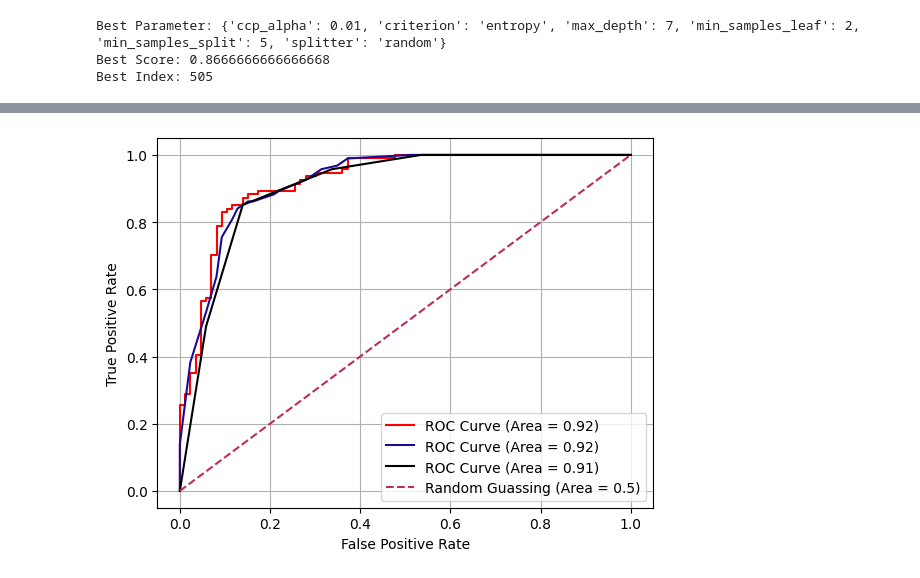
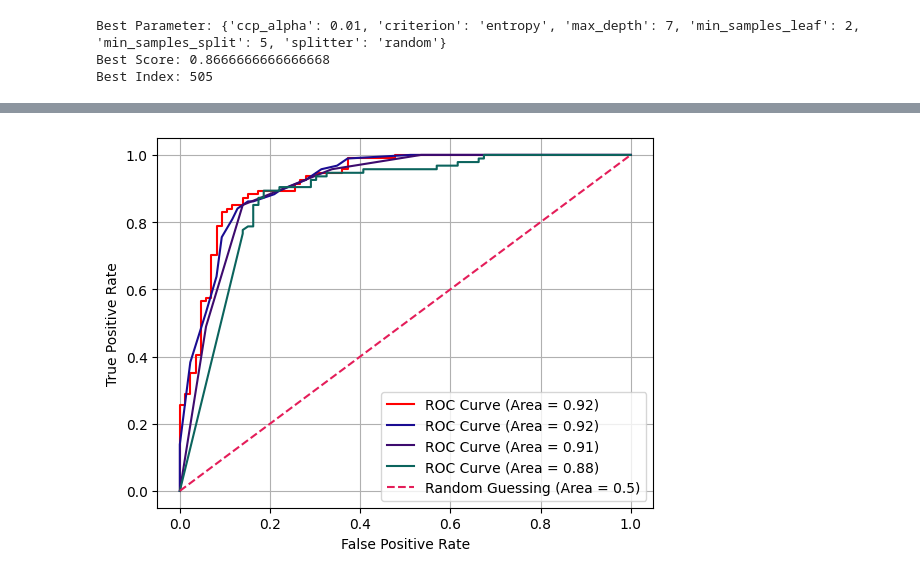
Before and after one commit to Md-Maruf-1727/Raisin-detection-using-naive-bayes, a Jupyter notebook: model_training.ipynb, the cells around one changed output, grey strips where cells are left out. Saved outputs shown, nothing was run; the diff lists cells and outputs as text; code cells hidden in the pictures.

```diff
--- a/model_training.ipynb
+++ b/model_training.ipynb
@@ -303,0 +351,12 @@ Best Index: 505
+# %%
+ml_naiv = MultinomialNB()                              # Initialize Multinomial Naive Bayes model
+ml_naive_model = ml_naiv.fit(x_train, y_train)        # Train the model on training data
+
+print(f'Train Score: {ml_naive_model.score(x_train, y_train)}')  # Training accuracy
+print(f'Test Score: {ml_naive_model.score(x_test, y_test)}')     # Testing accuracy
+
+ml_naive_pred = ml_naive_model.predict(x_test)        # Predict class labels for test data
+
+print(f'Confusion matrix: {confusion_matrix(y_test, ml_naive_pred)}')  # Show confusion matrix
+print(f'Classification Report:\n{classification_report(y_test, ml_naive_pred)}')  # Detailed performance report
+print(f'Accuracy: {accuracy_score(y_test, ml_naive_pred)}')           # Overall accuracy
@@ -304,33 +379,39 @@ Best Index: 505
 # %%
 # Logistic Regression ROC
 logistic_pred_proba = logistic_model.predict_proba(xtest)[:, 1]   # Probabilities for positive class
 fpr1, tpr1, _ = roc_curve(ytest, logistic_pred_proba)              # Compute FPR and TPR
 roc_auc1 = roc_auc_score(ytest, logistic_pred_proba)               # Compute ROC AUC score
 
 # KNN ROC
 knn_pred_proba = knn_model.predict_proba(xtest)[:, 1]              # Probabilities for positive class
 fpr2, tpr2, _ = roc_curve(ytest, knn_pred_proba)                  # Compute FPR and TPR
 roc_auc2 = roc_auc_score(ytest, knn_pred_proba)                   # Compute ROC AUC score
 
 # Decision Tree ROC
 decision_pred_proba = decision_model.predict_proba(x_test)[:, 1]   # Probabilities for positive class
 fpr3, tpr3, _ = roc_curve(y_test, decision_pred_proba)             # Compute FPR and TPR
 roc_auc3 = roc_auc_score(y_test, decision_pred_proba)              # Compute ROC AUC score
 
+# MLNaive Bayes ROC
+ml_naive_bayes_proba = ml_naive_model.predict_proba(x_test)[:, 1]  # Probabilities for positive class
+fpr4, tpr4, _ = roc_curve(y_test, ml_naive_bayes_proba)            # Compute FPR and TPR
+roc_auc4 = roc_auc_score(y_test, ml_naive_bayes_proba)             # Compute ROC AUC score
+
 # Plot ROC curves
 plt.plot(fpr1, tpr1, color='red', label=f'ROC Curve (Area = {roc_auc1:.2f})')      # Logistic ROC
 plt.plot(fpr2, tpr2, color="#1A0C92", label=f'ROC Curve (Area = {roc_auc2:.2f})')  # KNN ROC
-plt.plot(fpr3, tpr3, color="#010002", label=f'ROC Curve (Area = {roc_auc3:.2f})')  # Decision Tree ROC
+plt.plot(fpr3, tpr3, color="#3D0B6E", label=f'ROC Curve (Area = {roc_auc3:.2f})')  # Decision Tree ROC
+plt.plot(fpr4, tpr4, color="#0B645D", label=f'ROC Curve (Area = {roc_auc4:.2f})')  # Ml Naive Bayes ROC
 
-plt.plot([0, 1], [0, 1], color="#BD2C57", linestyle="--", label='Random Guessing (Area = 0.5)')  # Baseline
+plt.plot([0, 1], [0, 1], color="#E41D59", linestyle="--", label='Random Guessing (Area = 0.5)')  # Baseline
 
 plt.xlabel("False Positive Rate")     # X-axis label
 plt.ylabel("True Positive Rate")      # Y-axis label
 plt.legend(loc='lower right')         # Show legend
 plt.grid(True)                        # Enable grid
 plt.show()                            # Display ROC curves
 # %% [output]
-[figure, old version]
+[figure, new version]
 # %%
 # Save the fitted StandardScaler to a file for later use
 pickle.dump(scaler, open("scaler.pkl", "wb"))
```
Also changed, not shown: parts of 6 cells of this notebook, 1 other file.
